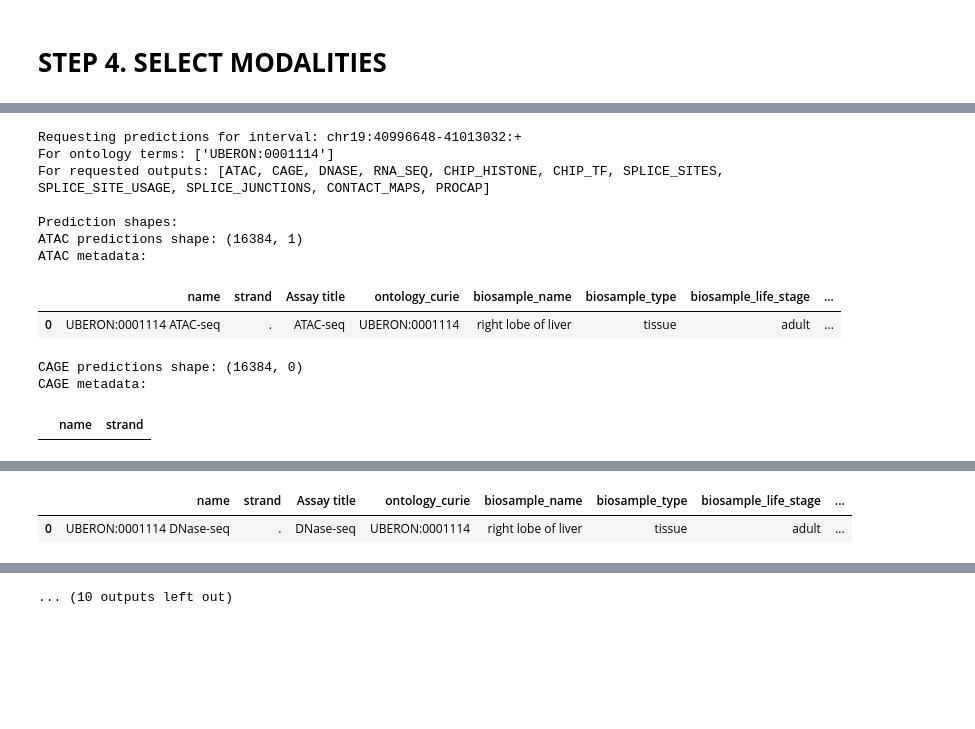
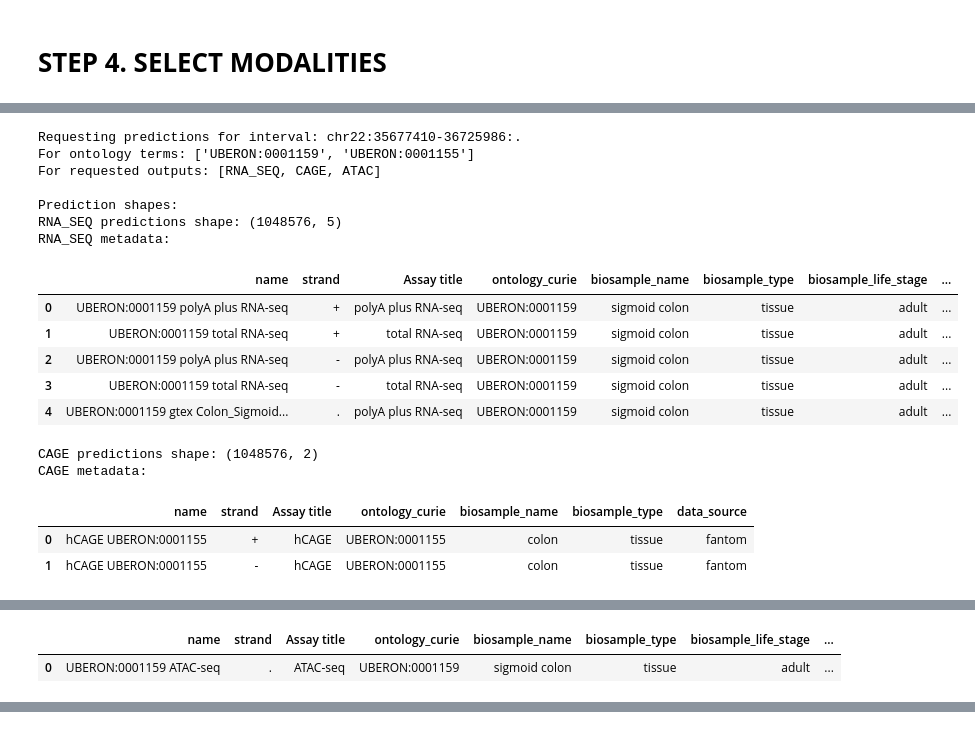
Before and after one commit to FrederickMappin/alphagenomeEZ, a Jupyter notebook: alphagenomeEZ.ipynb, the cells around one changed output, grey strips where cells are left out. Drawn from its saved outputs; the diff is of its cells as text; code cells hidden in the pictures; blank space fills up the shorter version.

```diff
--- a/alphagenomeEZ.ipynb
+++ b/alphagenomeEZ.ipynb
@@ -90,7 +95,7 @@ output_metadata
 # %%
 # @title Create Ontology List
 # @markdown ### Enter cell or tissue types ontology_curie term (comma-separated):
-cell_tissue_input = "UBERON:0001114" #@param {type:"string"}
+cell_tissue_input = "UBERON:0001159, UBERON:0001155" #@param {type:"string"}
 cell_tissue_list = [item.strip() for item in cell_tissue_input.split(',') if item.strip()]
 
 # --- Validation against output_metadata ---
@@ -147,18 +152,18 @@ transcript_extractor = transcript_utils.TranscriptExtractor(gtf_transcripts)
 
 
 #@markdown ### Choose how to define the genomic interval:
-interval_definition_method = "Enter Gene Symbol" #@param ["Enter Coordinates", "Enter Gene Symbol"]
+interval_definition_method = "Enter Coordinates" #@param ["Enter Coordinates", "Enter Gene Symbol"]
 
 #@markdown ### Enter Interval Coordinates (if "Enter Coordinates" is selected):
-chromosome = "chr1" #@param {type:"string"}
-start = 500000  #@param {type:"integer"}
-end = 6000000 #@param {type:"integer"}
+chromosome = "chr22" #@param {type:"string"}
+start = 36150498  #@param {type:"integer"}
+end = 36252898 #@param {type:"integer"}
 
 #@markdown ### Enter Gene Symbol (if "Enter Gene Symbol" is selected):
 gene_symbol = "CYP2B6" #@param {type:"string"}
 
 #@markdown ### Select Resize Length:
-resize_length_option = "SEQUENCE_LENGTH_16KB" #@param ["SEQUENCE_LENGTH_2KB", "SEQUENCE_LENGTH_16KB", "SEQUENCE_LENGTH_100KB", "SEQUENCE_LENGTH_500KB", "SEQUENCE_LENGTH_1MB"]
+resize_length_option = "SEQUENCE_LENGTH_1MB" #@param ["SEQUENCE_LENGTH_2KB", "SEQUENCE_LENGTH_16KB", "SEQUENCE_LENGTH_100KB", "SEQUENCE_LENGTH_500KB", "SEQUENCE_LENGTH_1MB"]
 
 interval = None # Initialize interval to None
 
@@ -285,5 +292,5 @@ Number of selected data types: 11
 # %%
-# @title Predict Sequence (using predict_interval)
+# @title Predict Sequence
 
 # Map selected data type strings to OutputType enums
 output_type_map = {
@@ -302,56 +309,69 @@ output_type_map = {
 
 requested_outputs = [output_type_map[data_type] for data_type in selected_data_types if data_type in output_type_map]
 
 # Ensure interval, valid_cell_tissue, and requested_outputs are available
 if interval is None:
     print("Error: Genomic interval is not defined or valid. Please run the 'Define Genomic Interval and Resize' cell.")
 elif not valid_cell_tissue:
     print("Error: No valid cell or tissue types selected. Please run the 'Create Ontology List' cell and ensure valid terms are entered.")
 elif not requested_outputs:
      print("Error: No data types selected. Please run the 'Select Modalities' cell and select at least one data type.")
 else:
     print(f"Requesting predictions for interval: {interval}")
     print(f"For ontology terms: {valid_cell_tissue}")
     print(f"For requested outputs: {requested_outputs}")
 
     output = dna_model.predict_interval(
         interval=interval,
         requested_outputs=requested_outputs,
         ontology_terms=valid_cell_tissue,
         # Assuming organism is not needed as it's handled by the interval or model
     )
 
     print("\nPrediction shapes:")
-    # Print shapes for the requested outputs
-    for data_type_str in selected_data_types:
-        output_enum = output_type_map.get(data_type_str)
-        if output_enum:
-            # Access the prediction results using the enum name (lowercase)
-            prediction_data = getattr(output, output_enum.name.lower(), None)
-            if prediction_data is not None: # Check if prediction_data is not None
-                  print(f'{output_enum.name} predictions shape: {prediction_data.values.shape}')
+    # Print shapes for the requested outputs in the desired order
+    ordered_data_types = [
+        'RNA_SEQ', 'CAGE', 'PROCAP', 'DNASE', 'ATAC', 'CHIP_HISTONE',
+        'CHIP_TF', 'SPLICE_SITES', 'SPLICE_JUNCTIONS', 'SPLICE_SITE_USAGE',
+        'CONTACT_MAPS'
+    ]
 
-                  # Display metadata for the track
-                  if hasattr(prediction_data, 'metadata'):
-                      print(f'{output_enum.name} metadata:')
-                      display(prediction_data.metadata)
-                  else:
-                      print(f'No metadata found for {output_enum.name}')
+    for data_type_str in ordered_data_types:
+        if data_type_str in selected_data_types: # Only process if the modality was selected
+            output_enum = output_type_map.get(data_type_str)
+            if output_enum:
+                # Access the prediction results using the enum name (lowercase)
+                prediction_data = getattr(output, output_enum.name.lower(), None)
+                if prediction_data is not None: # Check if prediction_data is not None
+                      print(f'{output_enum.name} predictions shape: {prediction_data.values.shape}')
 
+                      # Display metadata for the track
+                      if hasattr(prediction_data, 'metadata'):
+                          print(f'{output_enum.name} metadata:')
+                          display(prediction_data.metadata)
+                      else:
+                          print(f'No metadata found for {output_enum.name}')
+
+                else:
+                     print(f'Could not find prediction data for {output_enum.name}')
             else:
-                 print(f'Could not find prediction data for {output_enum.name}')
-        else:
-            print(f'Unknown selected data type: {data_type_str}')
+                print(f'Unknown selected data type: {data_type_str}')
 # %% [output]
-Requesting predictions for interval: chr19:40996648-41013032:+
-For ontology terms: ['UBERON:0001114']
-For requested outputs: [ATAC, CAGE, DNASE, RNA_SEQ, CHIP_HISTONE, CHIP_TF, SPLICE_SITES, SPLICE_SITE_USAGE, SPLICE_JUNCTIONS, CONTACT_MAPS, PROCAP]
+Requesting predictions for interval: chr22:35677410-36725986:.
+For ontology terms: ['UBERON:0001159', 'UBERON:0001155']
+For requested outputs: [RNA_SEQ, CAGE, ATAC]
 
 Prediction shapes:
-ATAC predictions shape: (16384, 1)
-ATAC metadata:
+RNA_SEQ predictions shape: (1048576, 5)
+RNA_SEQ metadata:
 |  | name | strand | Assay title | ontology_curie | biosample_name | biosample_type | biosample_life_stage | ... |
-| 0 | UBERON:0001114 ATAC-seq | . | ATAC-seq | UBERON:0001114 | right lobe of liver | tissue | adult | ... |
+| 0 | UBERON:0001159 polyA plus RNA-seq | + | polyA plus RNA-seq | UBERON:0001159 | sigmoid colon | tissue | adult | ... |
+| 1 | UBERON:0001159 total RNA-seq | + | total RNA-seq | UBERON:0001159 | sigmoid colon | tissue | adult | ... |
+| 2 | UBERON:0001159 polyA plus RNA-seq | - | polyA plus RNA-seq | UBERON:0001159 | sigmoid colon | tissue | adult | ... |
+| 3 | UBERON:0001159 total RNA-seq | - | total RNA-seq | UBERON:0001159 | sigmoid colon | tissue | adult | ... |
+| 4 | UBERON:0001159 gtex Colon_Sigmoid... | . | polyA plus RNA-seq | UBERON:0001159 | sigmoid colon | tissue | adult | ... |
-CAGE predictions shape: (16384, 0)
+CAGE predictions shape: (1048576, 2)
 CAGE metadata:
-|  | name | strand |
+|  | name | strand | Assay title | ontology_curie | biosample_name | biosample_type | data_source |
+| 0 | hCAGE UBERON:0001155 | + | hCAGE | UBERON:0001155 | colon | tissue | fantom |
+| 1 | hCAGE UBERON:0001155 | - | hCAGE | UBERON:0001155 | colon | tissue | fantom |
@@ -360,2 +380,2 @@ DNASE metadata:
 |  | name | strand | Assay title | ontology_curie | biosample_name | biosample_type | biosample_life_stage | ... |
-| 0 | UBERON:0001114 DNase-seq | . | DNase-seq | UBERON:0001114 | right lobe of liver | tissue | adult | ... |
+| 0 | UBERON:0001159 ATAC-seq | . | ATAC-seq | UBERON:0001159 | sigmoid colon | tissue | adult | ... |
@@ -380 +381,0 @@ CHIP_TF metadata:
-... (10 outputs left out)
```
Also changed, not shown: parts of 18 cells of this notebook.
